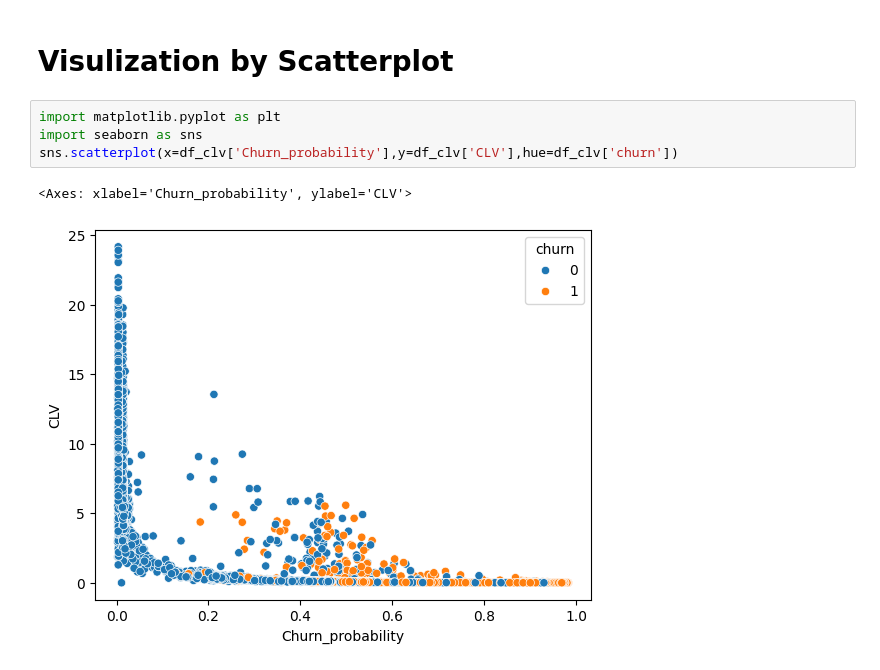
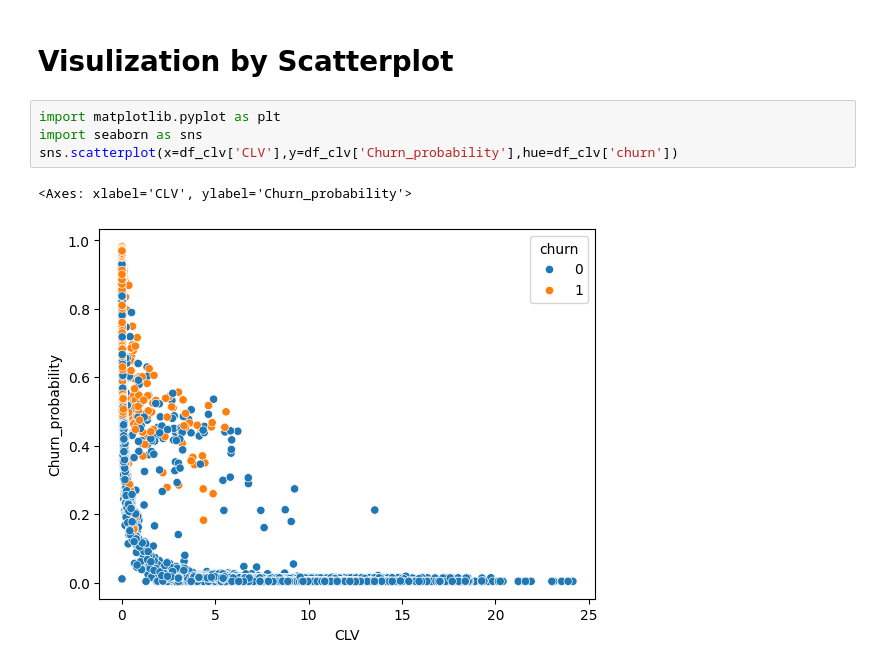
Before and after one commit to akshatsinha2027/Customer-360, a Jupyter notebook: Customer LifeTime Value.ipynb, the cells around one changed output. Saved outputs shown, nothing was run; the diff lists cells and outputs as text.

```diff
--- a/Customer LifeTime Value.ipynb
+++ b/Customer LifeTime Value.ipynb
@@ -212,7 +212,7 @@ df_cluster.to_csv('df_cluster.csv',index=False)
 # %%
 import matplotlib.pyplot as plt
 import seaborn as sns
-sns.scatterplot(x=df_clv['Churn_probability'],y=df_clv['CLV'],hue=df_clv['churn'])
+sns.scatterplot(x=df_clv['CLV'],y=df_clv['Churn_probability'],hue=df_clv['churn'])
 # %% [output]
-<Axes: xlabel='Churn_probability', ylabel='CLV'>
+<Axes: xlabel='CLV', ylabel='Churn_probability'>
-[figure, old version]
+[figure, new version]
```
Also changed, not shown: parts of 1 cell of this notebook.
